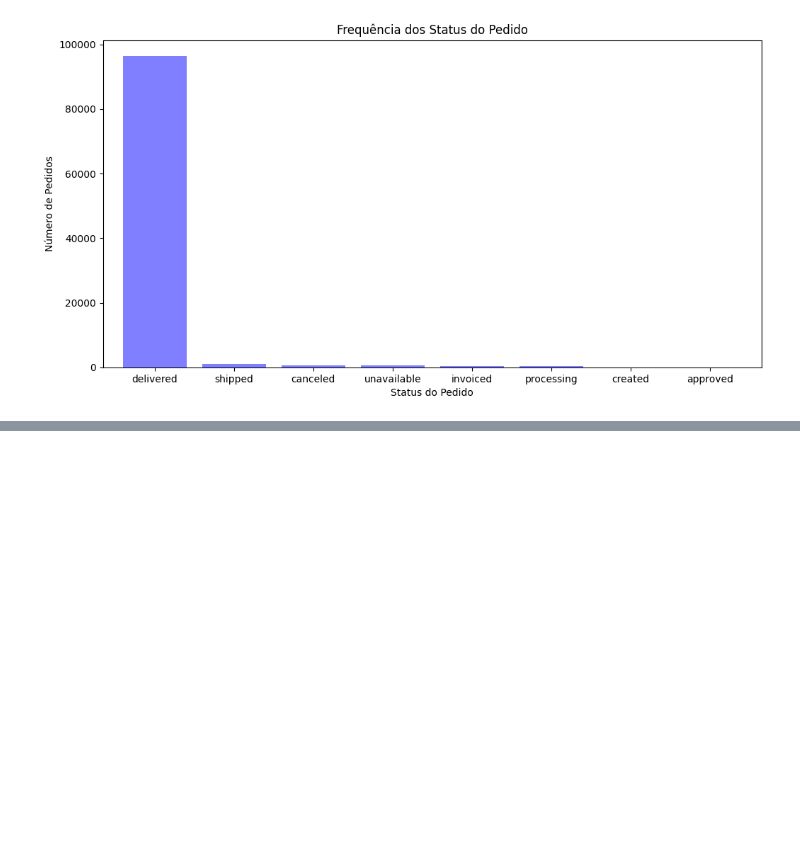
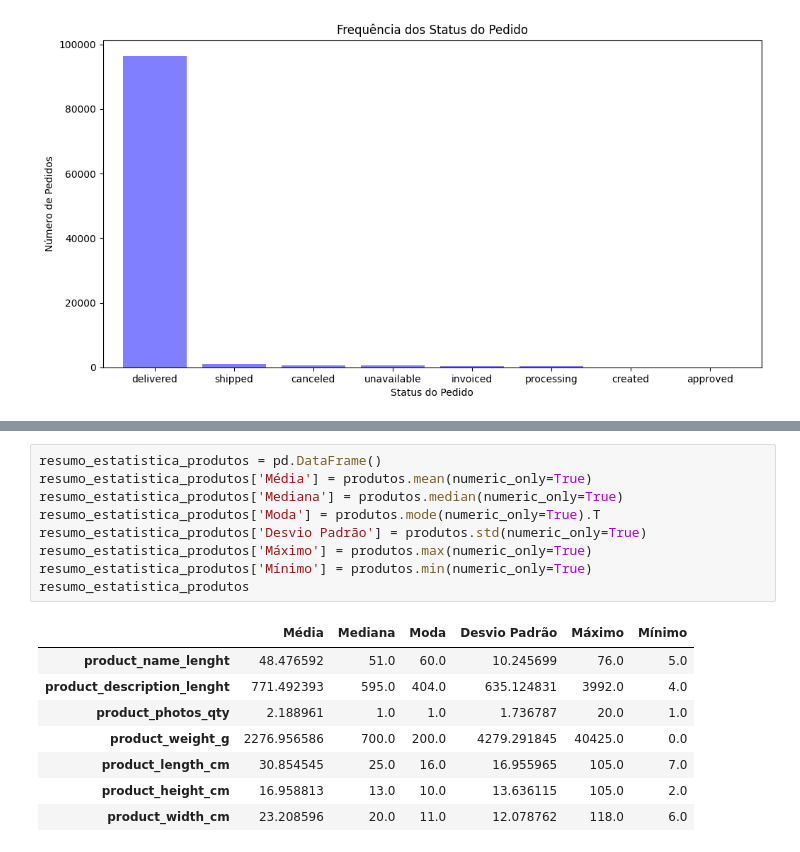
Before and after one commit to RayVilaca/Bootcamp-Data-Science-Ada, a Jupyter notebook: projetos-conclusao-modulo/modulo2/projeto.ipynb, the cells around one changed output, grey strips where cells are left out. Cells and saved outputs as stored; diff of their text form; blank space fills up the shorter version.

```diff
--- a/projetos-conclusao-modulo/modulo2/projeto.ipynb
+++ b/projetos-conclusao-modulo/modulo2/projeto.ipynb
@@ -540,0 +667,18 @@ frequencia_status_pedido.plot(kind='bar',
+# %%
+resumo_estatistica_produtos = pd.DataFrame()
+resumo_estatistica_produtos['Média'] = produtos.mean(numeric_only=True)
+resumo_estatistica_produtos['Mediana'] = produtos.median(numeric_only=True)
+resumo_estatistica_produtos['Moda'] = produtos.mode(numeric_only=True).T
+resumo_estatistica_produtos['Desvio Padrão'] = produtos.std(numeric_only=True)
+resumo_estatistica_produtos['Máximo'] = produtos.max(numeric_only=True)
+resumo_estatistica_produtos['Mínimo'] = produtos.min(numeric_only=True)
+resumo_estatistica_produtos
+# %% [output]
+|  | Média | Mediana | Moda | Desvio Padrão | Máximo | Mínimo |
+| product_name_lenght | 48.476592 | 51.0 | 60.0 | 10.245699 | 76.0 | 5.0 |
+| product_description_lenght | 771.492393 | 595.0 | 404.0 | 635.124831 | 3992.0 | 4.0 |
+| product_photos_qty | 2.188961 | 1.0 | 1.0 | 1.736787 | 20.0 | 1.0 |
+| product_weight_g | 2276.956586 | 700.0 | 200.0 | 4279.291845 | 40425.0 | 0.0 |
+| product_length_cm | 30.854545 | 25.0 | 16.0 | 16.955965 | 105.0 | 7.0 |
+| product_height_cm | 16.958813 | 13.0 | 10.0 | 13.636115 | 105.0 | 2.0 |
+| product_width_cm | 23.208596 | 20.0 | 11.0 | 12.078762 | 118.0 | 6.0 |
```
Also changed, not shown: parts of 15 cells of this notebook.
